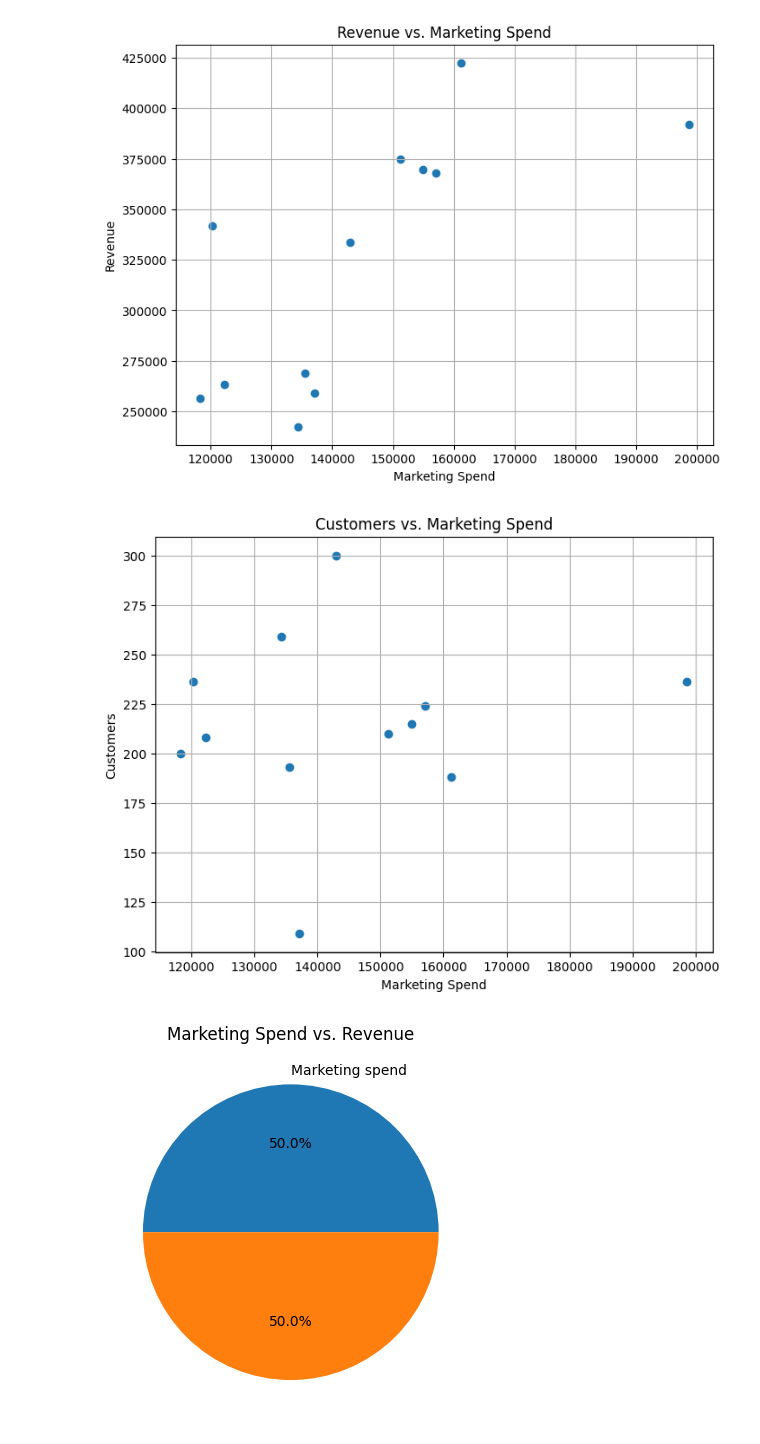
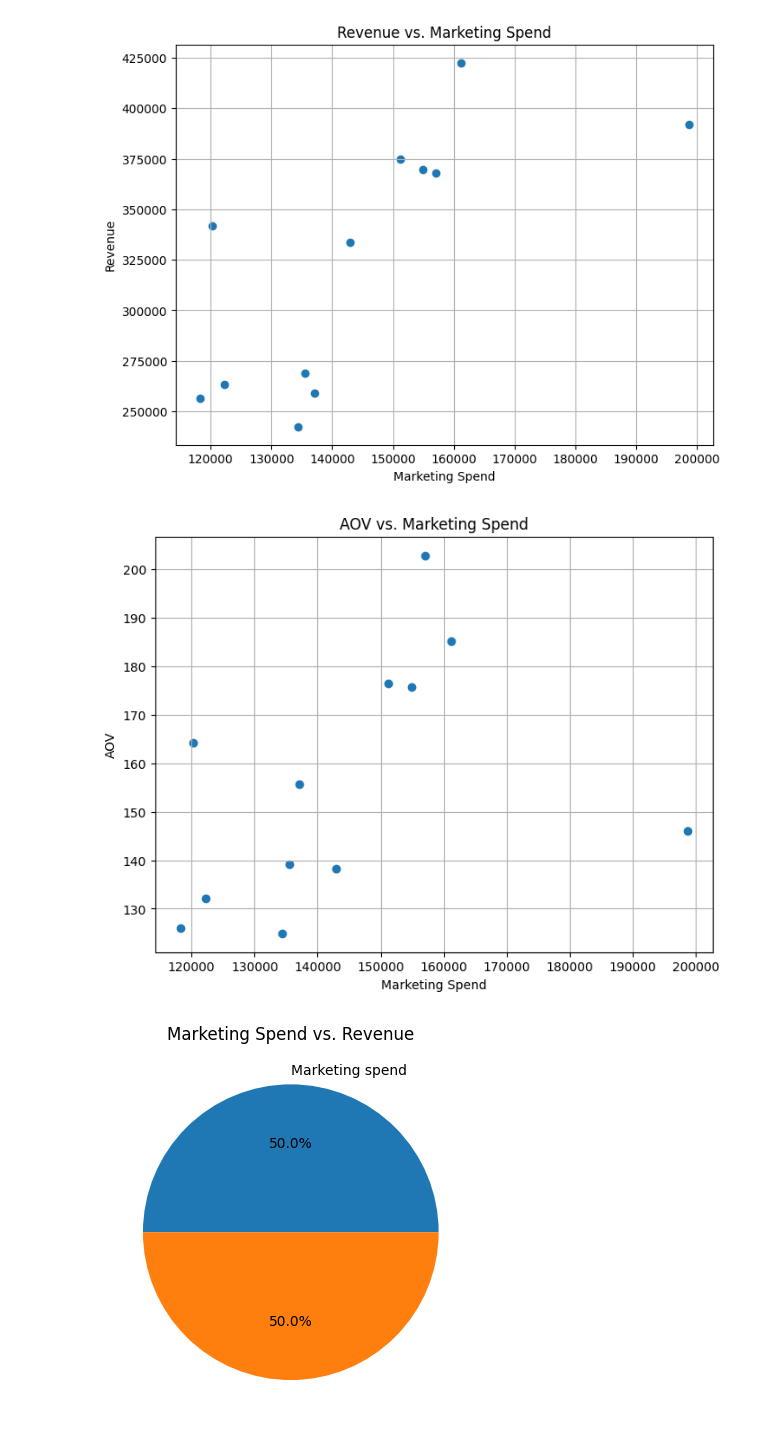
Before and after one commit to reznimat/ppzd_sp, a Jupyter notebook: semestralni_prace.ipynb, the cells around one changed output. Cells and saved outputs as stored; diff of their text form; code cells hidden in the pictures.

```diff
--- a/semestralni_prace.ipynb
+++ b/semestralni_prace.ipynb
@@ -502,14 +502,14 @@ plt.show()
 [figure]
 # %%
 plt.figure(figsize=(8, 6))
-plt.scatter(df_KPI_marketing['Total_Spend'], df_KPI_marketing['Customers'])
+plt.scatter(df_KPI_marketing['Total_Spend'], df_KPI_marketing['AOV'])
 plt.xlabel('Marketing Spend')
-plt.ylabel('Customers')
-plt.title('Customers vs. Marketing Spend')
+plt.ylabel('AOV')
+plt.title('AOV vs. Marketing Spend')
 plt.grid(True)
 # plt.ylim(bottom=0) # y začíná na 0
 # plt.xlim(left=0) # x začíná na 0
 plt.show()
 # %% [output]
-[figure, old version]
+[figure, new version]
 # %%
```
Also changed, not shown: parts of 2 cells of this notebook.
